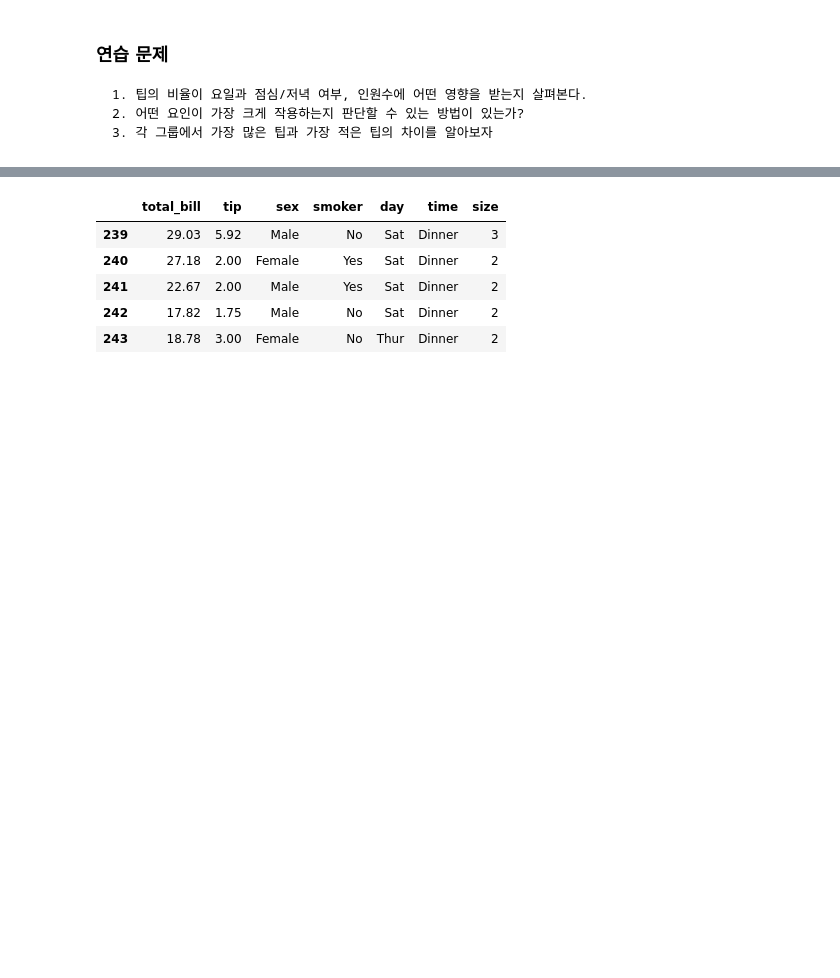
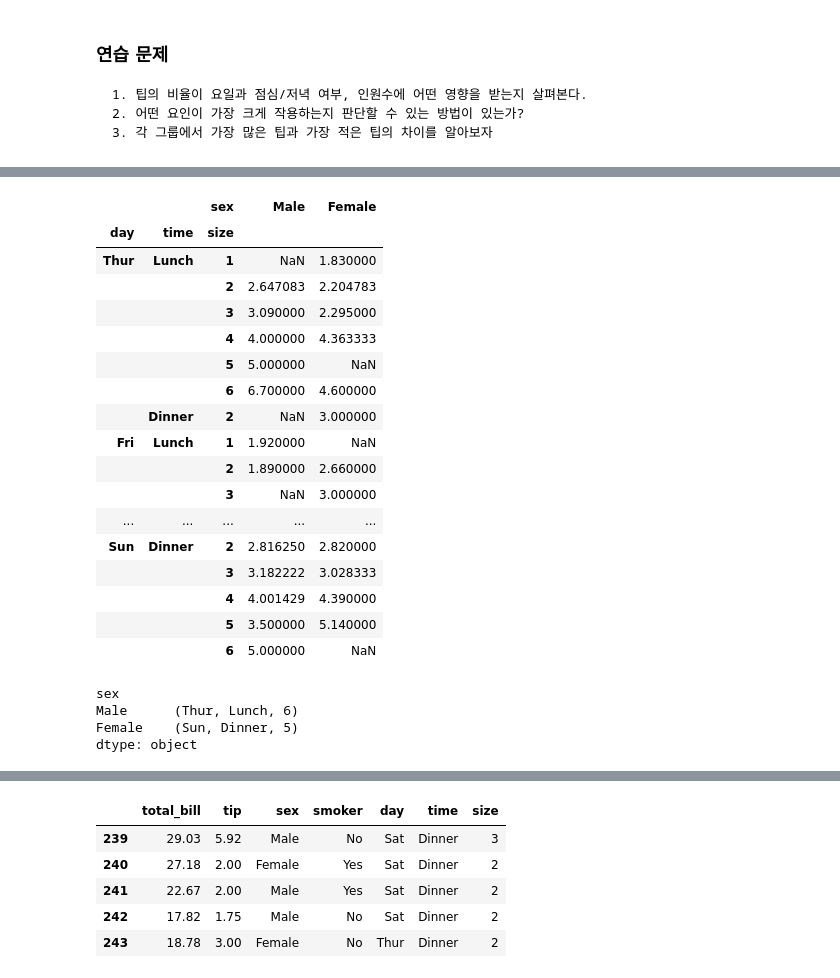
Before and after one commit to donnythesmile/wassup2, a Jupyter notebook: Data_Preprocessing/03.07_Pandas 피봇테이블과 그룹분석.ipynb, the cells around one changed output, grey strips where cells are left out. Drawn from its saved outputs; the diff is of its cells as text; code cells hidden in the pictures; blank space fills up the shorter version.

```diff
--- a/Data_Preprocessing/03.07_Pandas 피봇테이블과 그룹분석.ipynb
+++ b/Data_Preprocessing/03.07_Pandas 피봇테이블과 그룹분석.ipynb
@@ -852,0 +912,28 @@ tips.groupby(["sex", "smoker"])[["tip_pct"]].describe()
+# %%
+x= tips.pivot_table(values='tip', index=['day', 'time', 'size'], columns='sex', aggfunc='mean')
+# %% [output]
+|  |  | sex | Male | Female |
+| day | time | size |  |  |
+| Thur | Lunch | 1 | NaN | 1.830000 |
+|  |  | 2 | 2.647083 | 2.204783 |
+|  |  | 3 | 3.090000 | 2.295000 |
+|  |  | 4 | 4.000000 | 4.363333 |
+|  |  | 5 | 5.000000 | NaN |
+|  |  | 6 | 6.700000 | 4.600000 |
+|  | Dinner | 2 | NaN | 3.000000 |
+| Fri | Lunch | 1 | 1.920000 | NaN |
+|  |  | 2 | 1.890000 | 2.660000 |
+|  |  | 3 | NaN | 3.000000 |
+| ... | ... | ... | ... | ... |
+| Sun | Dinner | 2 | 2.816250 | 2.820000 |
+|  |  | 3 | 3.182222 | 3.028333 |
+|  |  | 4 | 4.001429 | 4.390000 |
+|  |  | 5 | 3.500000 | 5.140000 |
+|  |  | 6 | 5.000000 | NaN |
+# %%
+x.idxmax()
+# %% [output]
+sex
+Male      (Thur, Lunch, 6)
+Female    (Sun, Dinner, 5)
+dtype: object
```
Also changed, not shown: parts of 16 cells of this notebook, 15 other files.
